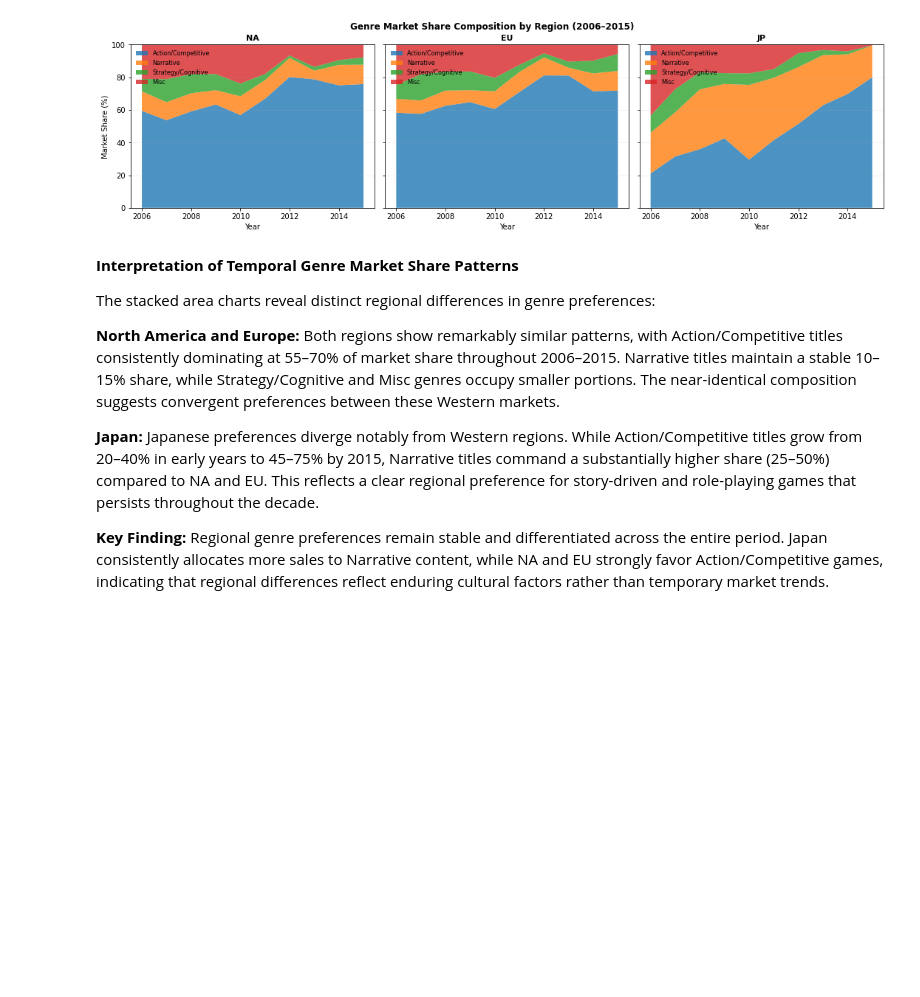
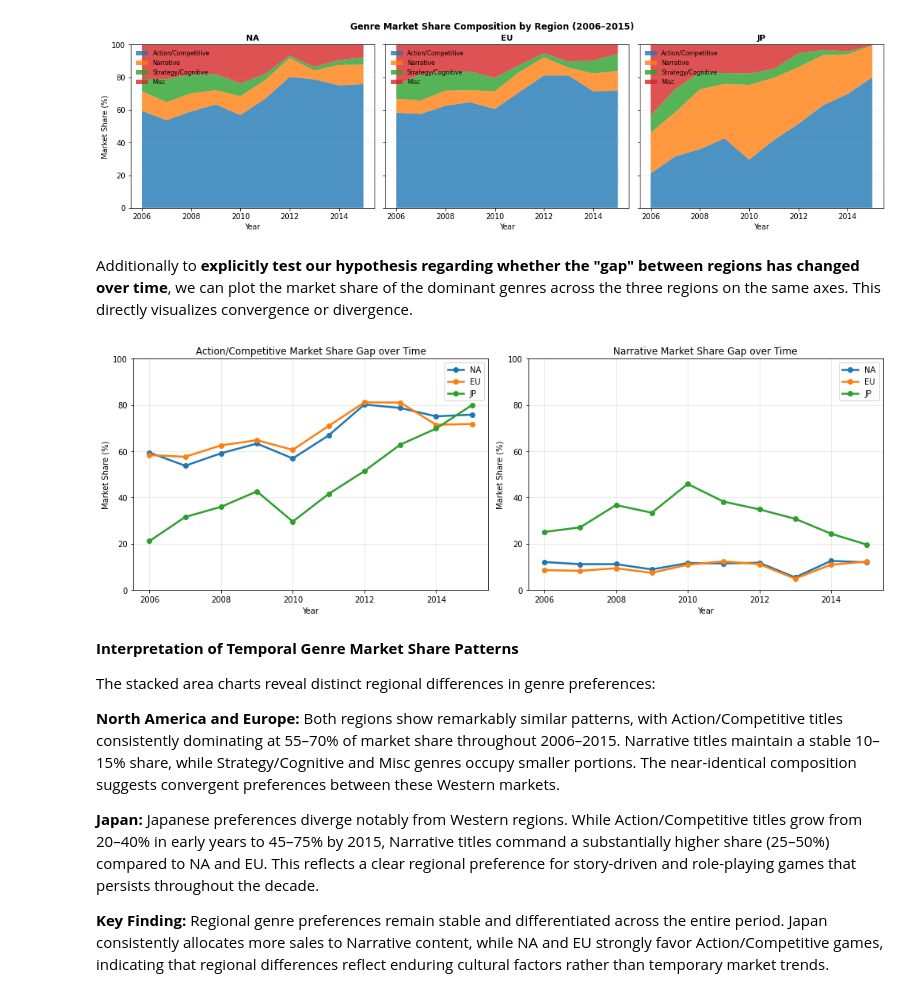
Before and after one commit to COGS108/Group015_WI26, a Jupyter notebook: 02-EDACheckpoint.ipynb, the cells around one changed output. Cells and saved outputs as stored; diff of their text form; code cells hidden in the pictures; blank space fills up the shorter version.

Commit message:
Added chart of dominant genres in all regions

```diff
--- a/02-EDACheckpoint.ipynb
+++ b/02-EDACheckpoint.ipynb
@@ -814,6 +816,39 @@ plt.suptitle('Genre Market Share Composition by Region (2006–2015)', y=1.02, f
 plt.show()
 # %% [output]
 [figure]
+# %% [markdown]
+Additionally to **explicitly test our hypothesis regarding whether the "gap" between regions has changed over time**, we can plot the market share of the dominant genres across the three regions on the same axes. This directly visualizes convergence or divergence.
+# %%
+fig, axes = plt.subplots(1, 2, figsize=(14, 5))
+
+# Plot 1: Action/Competitive spread across regions
+for region in region_order:
+    region_data = yearly_genre[(yearly_genre['Region'] == region) & (yearly_genre['Genre_Category'] == 'Action/Competitive')]
+    axes[0].plot(region_data['Year'], region_data['Market_Share_Pct'], label=region, linewidth=2.5, marker='o')
+
+axes[0].set_title('Action/Competitive Market Share Gap over Time')
+axes[0].set_ylabel('Market Share (%)')
+axes[0].set_xlabel('Year')
+axes[0].legend()
+axes[0].grid(alpha=0.3)
+axes[0].set_ylim(0, 100)
+
+# Plot 2: Narrative spread across regions
+for region in region_order:
+    region_data = yearly_genre[(yearly_genre['Region'] == region) & (yearly_genre['Genre_Category'] == 'Narrative')]
+    axes[1].plot(region_data['Year'], region_data['Market_Share_Pct'], label=region, linewidth=2.5, marker='o')
+
+axes[1].set_title('Narrative Market Share Gap over Time')
+axes[1].set_ylabel('Market Share (%)')
+axes[1].set_xlabel('Year')
+axes[1].legend()
+axes[1].grid(alpha=0.3)
+axes[1].set_ylim(0, 100)
+
+plt.tight_layout()
+plt.show()
+# %% [output]
+[figure, added]
 # %% [markdown]
 **Interpretation of Temporal Genre Market Share Patterns**
 
```
Also changed, not shown: parts of 1 cell of this notebook.
